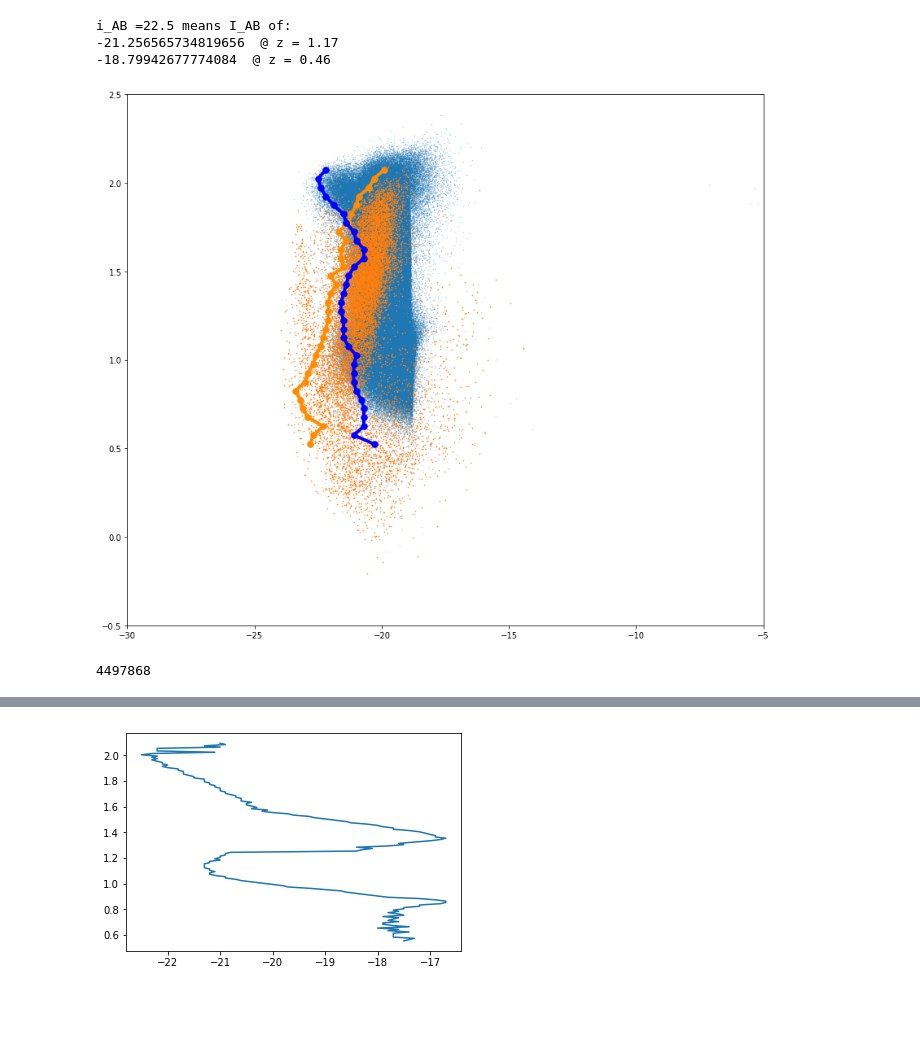
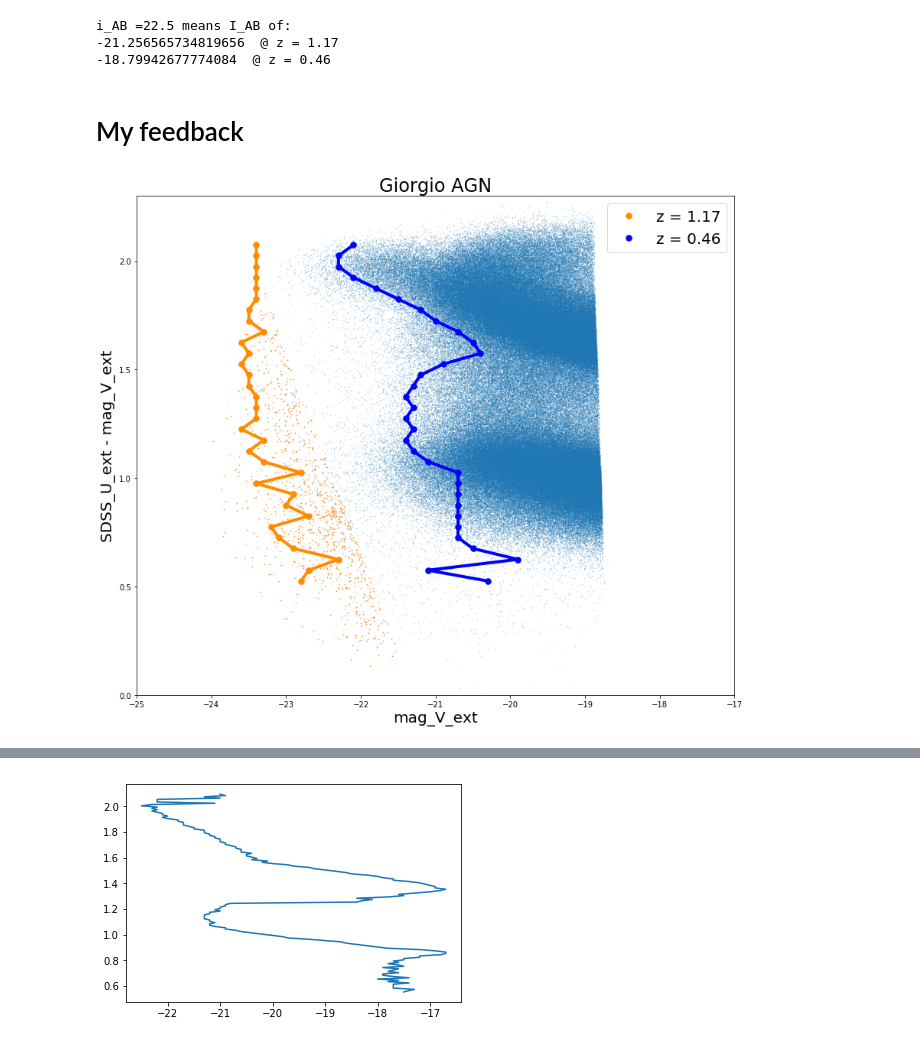
Before and after one commit to GiorgioManzoni/cosma_colmag, a Jupyter notebook: Plot_colour_magnitudes.ipynb, the cells around one changed output, grey strips where cells are left out. Saved outputs shown, nothing was run; the diff lists cells and outputs as text; code cells hidden in the pictures; blank space fills up the shorter version.

```diff
--- a/Plot_colour_magnitudes.ipynb
+++ b/Plot_colour_magnitudes.ipynb
@@ -362,40 +364,42 @@ print(ABSOLUTE_MAGNITUDE_minus5logh(22.5,z=0.465),' @ z = 0.46')
 i_AB =22.5 means I_AB of:
 -21.256565734819656  @ z = 1.17
 -18.79942677774084  @ z = 0.46
+# %% [markdown]
+# My feedback
 # %%
 plt.figure(figsize=(14,12))
 plt.ylim(-0.5,2.5)
 plt.xlim(-30,-5)
-sec37 = np.where(i37_tot_feed<ABSOLUTE_MAGNITUDE_minus5logh(22.5,z=1.1734))
-plt.plot(v37_tot_feed[sec37],u37_tot_feed[sec37]-v37_tot_feed[sec37],".",alpha=0.9,zorder=1,color='C1',markersize=1.3)
-plt.plot(EDGE(v37_tot_feed[sec37],u37_tot_feed[sec37]-v37_tot_feed[sec37],y_min=0.5,y_bin_size=0.05,x_max=-15,threashold=0.1)[0],
-         EDGE(v37_tot_feed[sec37],u37_tot_feed[sec37]-v37_tot_feed[sec37],y_min=0.5,y_bin_size=0.05,x_max=-15,threashold=0.1)[1],
+
+# snapshot 37 (z=1.17)
+sec37_gio= np.where(i37_tot_feed<ABSOLUTE_MAGNITUDE_minus5logh(22.5,z=1.1734))
+plt.plot(v37_tot_feed[sec37_gio],u37_tot_feed[sec37_gio]-v37_tot_feed[sec37_gio],".",alpha=0.9,zorder=1,color='C1',markersize=1.3)
+plt.plot(EDGE(v37_tot_feed[sec37_gio],u37_tot_feed[sec37_gio]-v37_tot_feed[sec37_gio],y_min=0.5,y_bin_size=0.05,x_max=-15,x_bin_size=0.1,threashold=0.15)[0],
+         EDGE(v37_tot_feed[sec37_gio],u37_tot_feed[sec37_gio]-v37_tot_feed[sec37_gio],y_min=0.5,y_bin_size=0.05,x_max=-15,x_bin_size=0.1,threashold=0.15)[1],
         lw=4,color='darkorange')
-plt.plot(EDGE(v37_tot_feed[sec37],u37_tot_feed[sec37]-v37_tot_feed[sec37],y_min=0.5,y_bin_size=0.05,x_max=-15,threashold=0.1)[0],
-         EDGE(v37_tot_feed[sec37],u37_tot_feed[sec37]-v37_tot_feed[sec37],y_min=0.5,y_bin_size=0.05,x_max=-15,threashold=0.1)[1],
-        ".",markersize=15,color='darkorange')
+plt.plot(EDGE(v37_tot_feed[sec37_gio],u37_tot_feed[sec37_gio]-v37_tot_feed[sec37_gio],y_min=0.5,y_bin_size=0.05,x_max=-15,x_bin_size=0.1,threashold=0.15)[0],
+         EDGE(v37_tot_feed[sec37_gio],u37_tot_feed[sec37_gio]-v37_tot_feed[sec37_gio],y_min=0.5,y_bin_size=0.05,x_max=-15,x_bin_size=0.1,threashold=0.15)[1],
+        ".",markersize=15,color='darkorange',label='z = 1.17')
+
+# snapshot 47 (z=0.46)
+sec47_gio = np.where(i47_tot_feed<ABSOLUTE_MAGNITUDE_minus5logh(22.5,z=0.456))
+plt.plot(v47_tot_feed[sec47_gio],u47_tot_feed[sec47_gio]-v47_tot_feed[sec47_gio],".",alpha=1.3,zorder=-1,color='C0',markersize=1.)
+plt.plot(EDGE(v47_tot_feed[sec47_gio],u47_tot_feed[sec47_gio]-v47_tot_feed[sec47_gio],y_min=0.5,y_bin_size=0.05,x_max=-15,x_bin_size=0.1,threashold=0.15)[0],
+         EDGE(v47_tot_feed[sec47_gio],u47_tot_feed[sec47_gio]-v47_tot_feed[sec47_gio],y_min=0.5,y_bin_size=0.05,x_max=-15,x_bin_size=0.1,threashold=0.15)[1],
+        lw=4,color='blue')
+plt.plot(EDGE(v47_tot_feed[sec47_gio],u47_tot_feed[sec47_gio]-v47_tot_feed[sec47_gio],y_min=0.5,y_bin_size=0.05,x_max=-15,x_bin_size=0.1,threashold=0.15)[0],
+         EDGE(v47_tot_feed[sec47_gio],u47_tot_feed[sec47_gio]-v47_tot_feed[sec47_gio],y_min=0.5,y_bin_size=0.05,x_max=-15,x_bin_size=0.1,threashold=0.15)[1],
+        ".",markersize=15,color='blue',label='z = 0.46')
+
+plt.xlabel("mag_V_ext")
+plt.ylabel("SDSS_U_ext - mag_V_ext")
+plt.title('Giorgio AGN')
+
+plt.xlim(-25.,-17.)
+plt.ylim(0.,2.3)
 
 
-sec47 = np.where(i47_tot_feed<ABSOLUTE_MAGNITUDE_minus5logh(22.5,z=0.465))
-plt.plot(v47_tot_feed[sec47],u47_tot_feed[sec47]-v47_tot_feed[sec47],".",alpha=1.3,zorder=-1,color='C0',markersize=1.)
-plt.plot(EDGE(v47_tot_feed[sec47],u47_tot_feed[sec47]-v47_tot_feed[sec47],y_min=0.5,y_bin_size=0.05,x_max=-15,threashold=0.1)[0],
-         EDGE(v47_tot_feed[sec47],u47_tot_feed[sec47]-v47_tot_feed[sec47],y_min=0.5,y_bin_size=0.05,x_max=-15,threashold=0.1)[1],
-        lw=4,color='blue')
-plt.plot(EDGE(v47_tot_feed[sec47],u47_tot_feed[sec47]-v47_tot_feed[sec47],y_min=0.5,y_bin_size=0.05,x_max=-15,threashold=0.1)[0],
-         EDGE(v47_tot_feed[sec47],u47_tot_feed[sec47]-v47_tot_feed[sec47],y_min=0.5,y_bin_size=0.05,x_max=-15,threashold=0.1)[1],
-        ".",markersize=15,color='blue')
-
-
-
-##plt.plot(v37_tot_feed,u37_tot_feed-v37_tot_feed,",",alpha=0.7)
-#plt.plot(v37_tot_nofeed,u37_tot_nofeed-v37_tot_nofeed,",",alpha=0.1,zorder=-1)
-#plt.plot(EDGE(v37_tot_nofeed,u37_tot_nofeed-v37_tot_nofeed,y_bin_size=0.05,x_max=-19,threashold=0.1)[0],
-#         EDGE(v37_tot_nofeed,u37_tot_nofeed-v37_tot_nofeed,y_bin_size=0.05,x_max=-19,threashold=0.1)[1])
-##plt.plot(v37_tot_nofeed,u37_tot_nofeed-v37_tot_nofeed,",",alpha=0.7)
+plt.legend()
 plt.show()
 # %% [output]
-[figure, old version]
+[figure, new version]
-# %%
-print(len(v47_tot_feed))
-# %% [output]
-4497868
```
Also changed, not shown: parts of 19 cells of this notebook.
